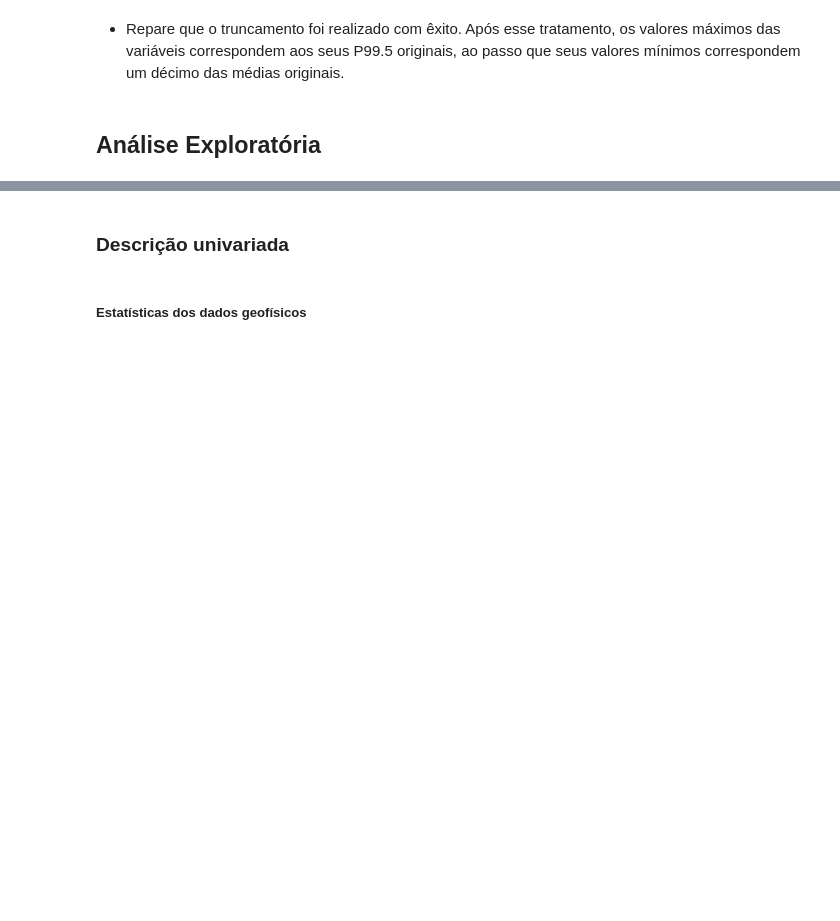
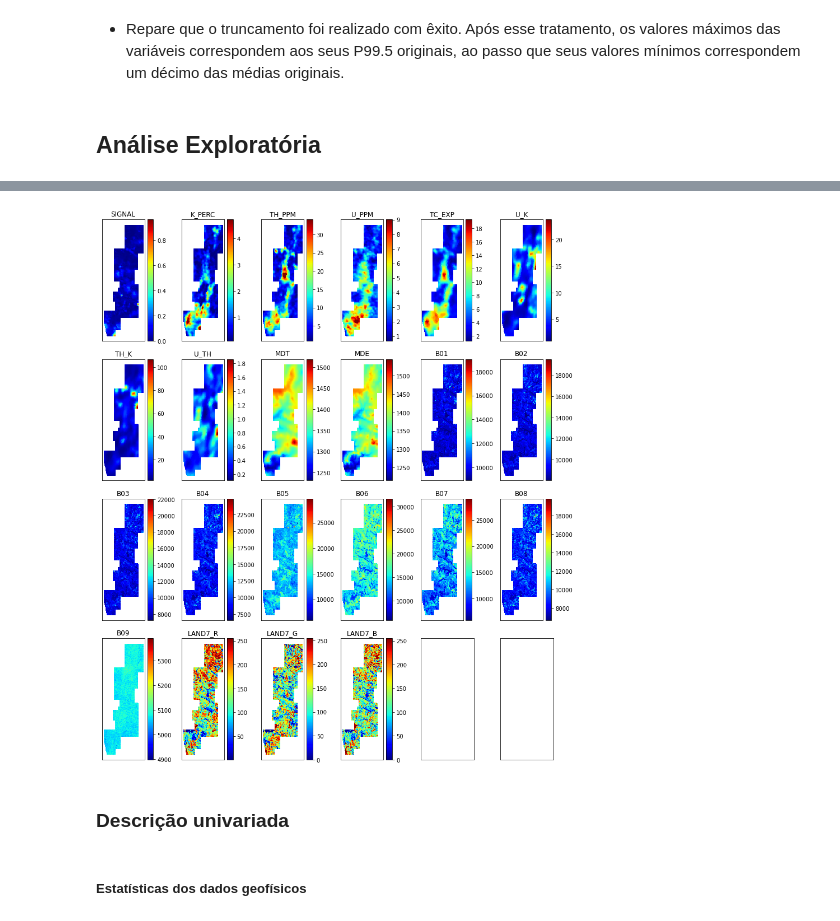
Before and after one commit to fnaghetini/Mapa-Preditivo, a Jupyter notebook: notebook.ipynb, the cells around one changed output, grey strips where cells are left out. Cells and saved outputs as stored; diff of their text form; code cells hidden in the pictures; blank space fills up the shorter version.

```diff
--- a/notebook.ipynb
+++ b/notebook.ipynb
@@ -581,17 +548,0 @@ df[gf].describe(percentiles = [0.10, 0.25, 0.50, 0.75, 0.995]).T
-# %%
-fig, ax = plt.subplots(figsize = (3,7))
-
-ax.scatter(queryLithCoords(1, 'x'), queryLithCoords(1, 'y'), label=dic_lith[1][1],c="#ff0000", marker = 's', s = 2)
-ax.scatter(queryLithCoords(2, 'x'), queryLithCoords(2, 'y'), label=dic_lith[2][1],c="#000000", marker = 's', s = 2)
-ax.scatter(queryLithCoords(3, 'x'), queryLithCoords(3, 'y'), label=dic_lith[3][1],c="#002673", marker = 's', s = 2)
-ax.scatter(queryLithCoords(4, 'x'), queryLithCoords(4, 'y'), label=dic_lith[4][1],c="#4ce600", marker = 's', s = 2)
-ax.scatter(queryLithCoords(5, 'x'), queryLithCoords(5, 'y'), label=dic_lith[5][1],c="#9b0000", marker = 's', s = 2)
-ax.scatter(queryLithCoords(6, 'x'), queryLithCoords(6, 'y'), label=dic_lith[6][1],c="#0000ff", marker = 's', s = 2)
-ax.scatter(queryLithCoords(7, 'x'), queryLithCoords(7, 'y'), label=dic_lith[7][1],c="#ff8500", marker = 's', s = 2)
-ax.scatter(queryLithCoords(8, 'x'), queryLithCoords(8, 'y'), label=dic_lith[8][1],c="#00e6a9", marker = 's', s = 2)
-ax.scatter(queryLithCoords(9, 'x'), queryLithCoords(9, 'y'), label=dic_lith[9][1],c="#ffff00", marker = 's', s = 2)
-ax.scatter(queryLithCoords(10, 'x'), queryLithCoords(10, 'y'), label=dic_lith[10][1],c="#e600a9", marker = 's', s = 2)
-ax.scatter(queryLithCoords(11, 'x'), queryLithCoords(11, 'y'), label=dic_lith[11][1],c="#cccccc", marker = 's', s = 2)
-ax.scatter(queryLithCoords(12, 'x'), queryLithCoords(12, 'y'), label=dic_lith[12][1],c="#fabee8", marker = 's', s = 2)
-
-plt.legend(loc=(1.05,0.0), title = "Legenda");
@@ -616,3 +549,17 @@ createMaps(col = 'LAND7_B')
+# %%
+fig, axs = plt.subplots(nrows = 4, ncols = 6, figsize = (12, 14),
+                        subplot_kw = {'xticks' : [], 'yticks' : []})
+
+X, Y = COORD[0], COORD[1]
+
+for ax, f in zip(axs.flat, FEAT):
+    g = ax.scatter(data = df, x = X, y = Y, c = f, cmap = cm, s = sz, marker = mk)
+    fig.colorbar(g, ax = ax)
+    ax.set_title(str(f))
+
+plt.tight_layout();
+# %% [output]
+[figure, added]
 # %% [markdown]
 ### Descrição univariada
 # %% [markdown]
```
Also changed, not shown: parts of 71 cells of this notebook.
